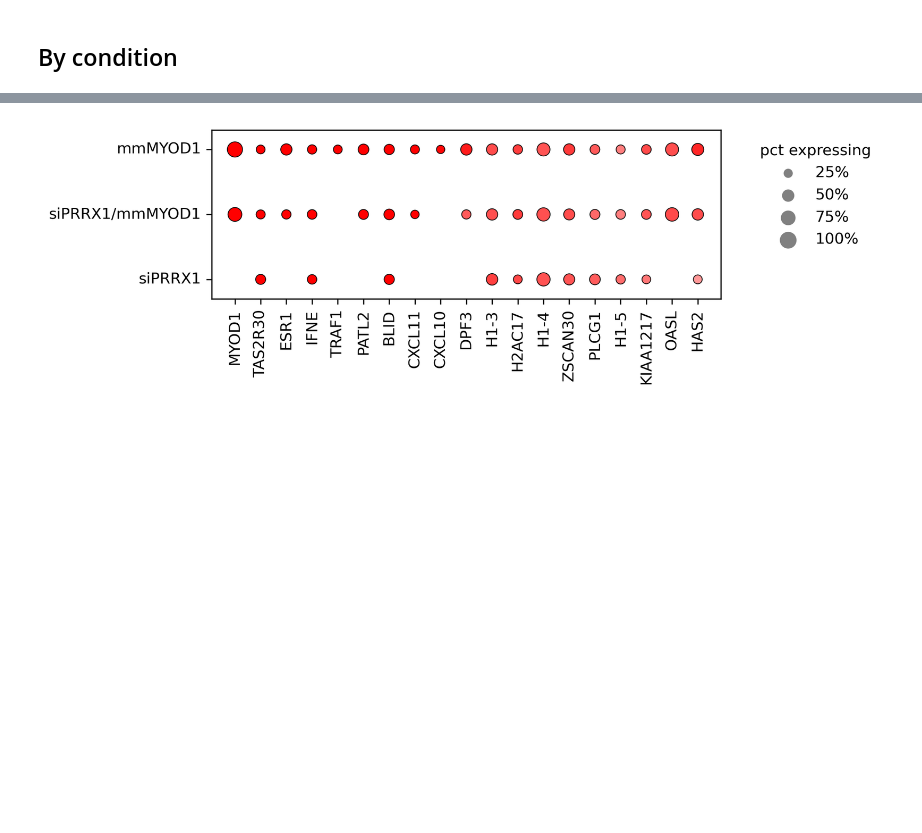
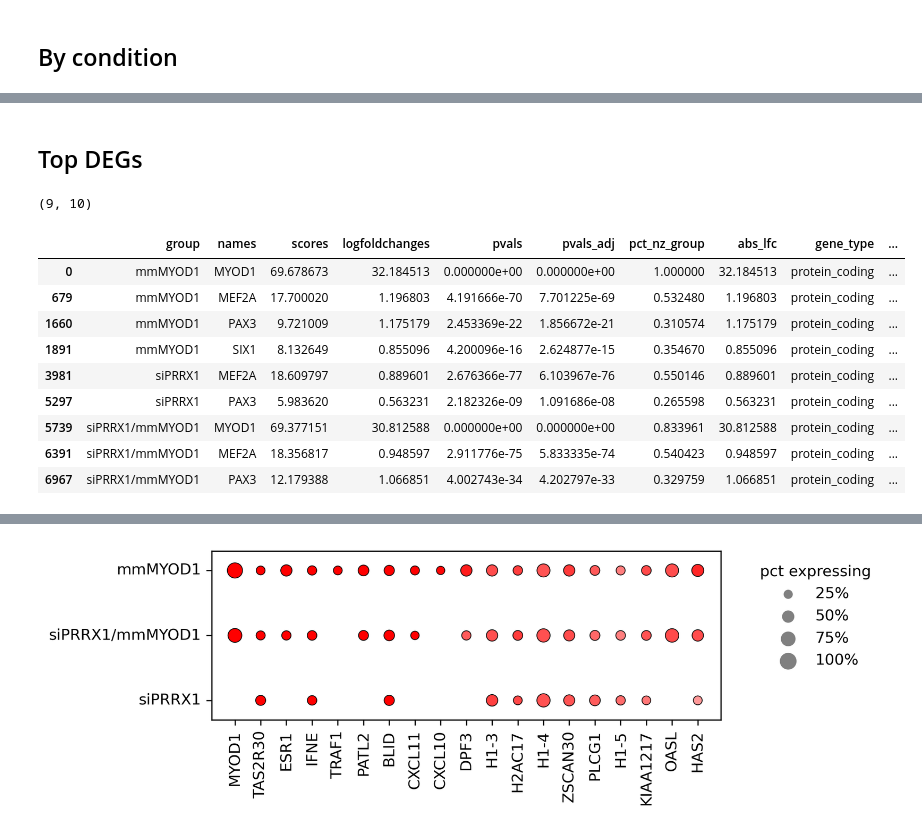
Before and after one commit to jrcwycy/Hybrid, a Jupyter notebook: notebooks/dge/DGE.ipynb, the cells around one changed output, grey strips where cells are left out. Cells and saved outputs as stored; diff of their text form; code cells hidden in the pictures; blank space fills up the shorter version.

```diff
--- a/notebooks/dge/DGE.ipynb
+++ b/notebooks/dge/DGE.ipynb
@@ -239,0 +255,23 @@ filtering for protein_coding genes...
+# %% [markdown]
+## Top DEGs
+# %%
+genes = [
+    'MYOD1', 'MYOG', 'MYF5', 'MYF6', 'MYH1', 'MYH2', 'MYH3', 'MYH7', 'MYH8', 'DES', 'TTN',
+    'DMD', 'TNN2', 'ACTN2', 'SIX1', 'MEF2A', 'MEF2C', 'PAX7', 'PAX3',
+]
+
+tmp = sig[sig['names'].isin(genes)]
+print(tmp.shape)
+tmp
+# %% [output]
+(9, 10)
+|  | group | names | scores | logfoldchanges | pvals | pvals_adj | pct_nz_group | abs_lfc | gene_type | ... |
+| 0 | mmMYOD1 | MYOD1 | 69.678673 | 32.184513 | 0.000000e+00 | 0.000000e+00 | 1.000000 | 32.184513 | protein_coding | ... |
+| 679 | mmMYOD1 | MEF2A | 17.700020 | 1.196803 | 4.191666e-70 | 7.701225e-69 | 0.532480 | 1.196803 | protein_coding | ... |
+| 1660 | mmMYOD1 | PAX3 | 9.721009 | 1.175179 | 2.453369e-22 | 1.856672e-21 | 0.310574 | 1.175179 | protein_coding | ... |
+| 1891 | mmMYOD1 | SIX1 | 8.132649 | 0.855096 | 4.200096e-16 | 2.624877e-15 | 0.354670 | 0.855096 | protein_coding | ... |
+| 3981 | siPRRX1 | MEF2A | 18.609797 | 0.889601 | 2.676366e-77 | 6.103967e-76 | 0.550146 | 0.889601 | protein_coding | ... |
+| 5297 | siPRRX1 | PAX3 | 5.983620 | 0.563231 | 2.182326e-09 | 1.091686e-08 | 0.265598 | 0.563231 | protein_coding | ... |
+| 5739 | siPRRX1/mmMYOD1 | MYOD1 | 69.377151 | 30.812588 | 0.000000e+00 | 0.000000e+00 | 0.833961 | 30.812588 | protein_coding | ... |
+| 6391 | siPRRX1/mmMYOD1 | MEF2A | 18.356817 | 0.948597 | 2.911776e-75 | 5.833335e-74 | 0.540423 | 0.948597 | protein_coding | ... |
+| 6967 | siPRRX1/mmMYOD1 | PAX3 | 12.179388 | 1.066851 | 4.002743e-34 | 4.202797e-33 | 0.329759 | 1.066851 | protein_coding | ... |
```
Also changed, not shown: parts of 17 cells of this notebook, 7 other files.
